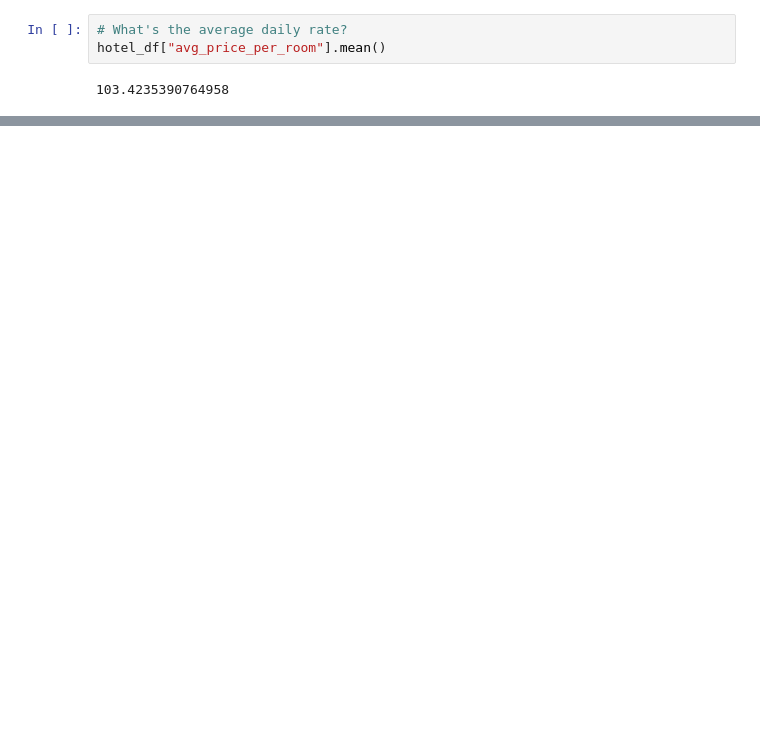
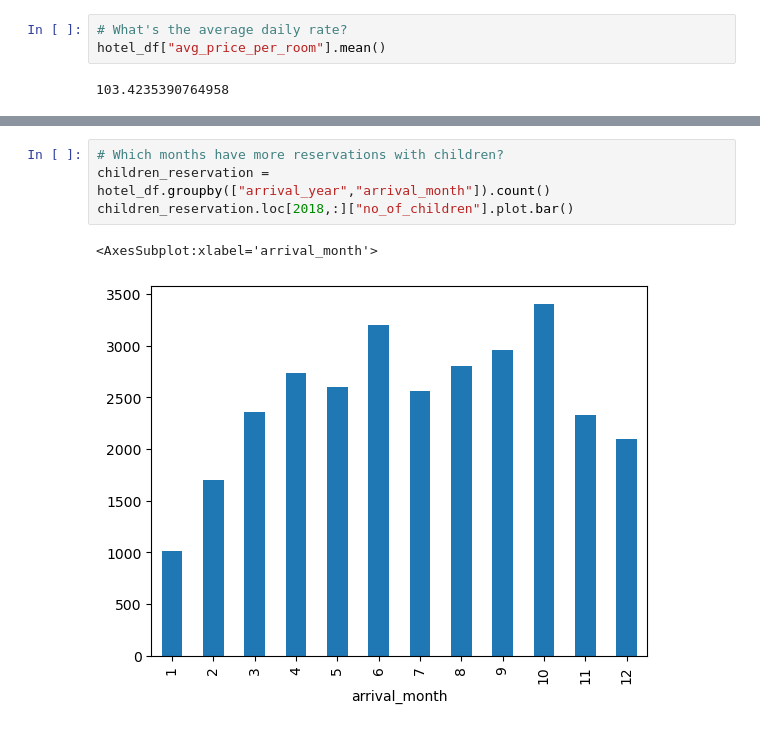
Before and after one commit to domivillacis/Hotel_reservations_analysis, a Jupyter notebook: Hotel_dataset.ipynb, the cells around one changed output, grey strips where cells are left out. Saved outputs shown, nothing was run; the diff lists cells and outputs as text; blank space fills up the shorter version.

```diff
--- a/Hotel_dataset.ipynb
+++ b/Hotel_dataset.ipynb
@@ -266,0 +280,7 @@ plt.show()
+# %%
+# Which months have more reservations with children?
+children_reservation = hotel_df.groupby(["arrival_year","arrival_month"]).count()
+children_reservation.loc[2018,:]["no_of_children"].plot.bar()
+# %% [output]
+<AxesSubplot:xlabel='arrival_month'>
+[figure, added]
```
Also changed, not shown: parts of 11 cells of this notebook.
